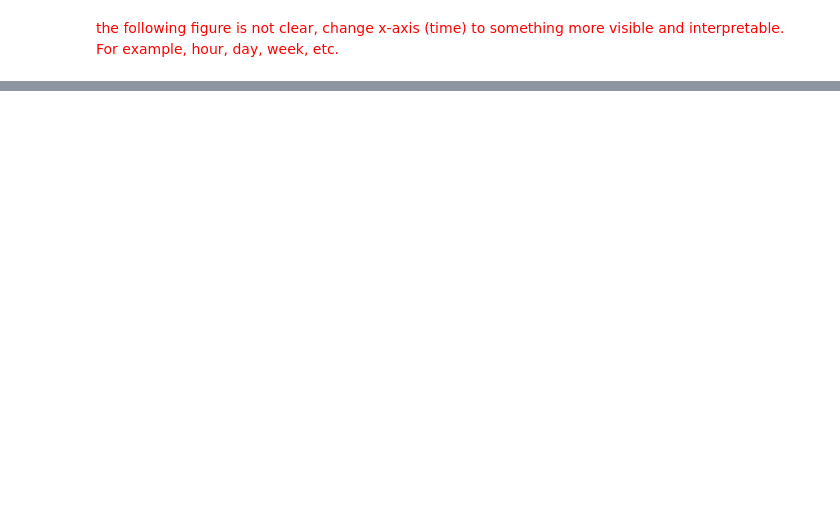
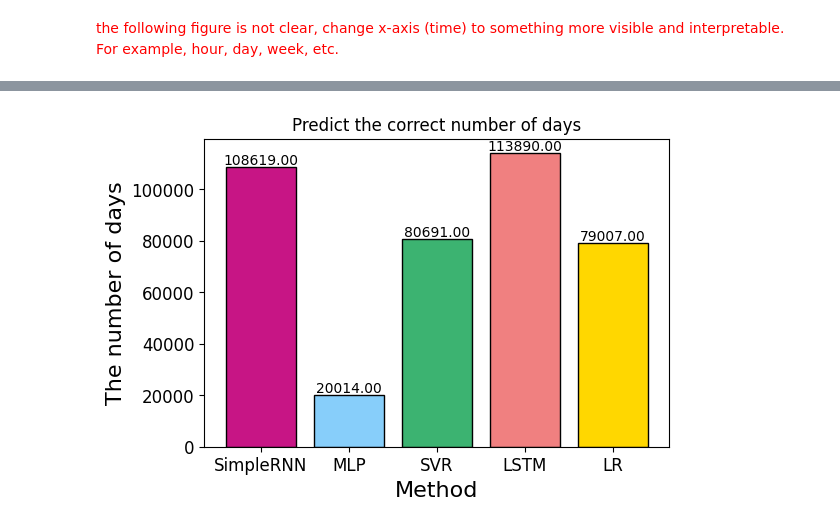
Before and after one commit to Dr-Isam-ALJAWARNEH/ds-project-lstm-forecasting, a Jupyter notebook: code/Project01_LSTM.ipynb, the cells around one changed output, grey strips where cells are left out. Cells and saved outputs as stored; diff of their text form; code cells hidden in the pictures; blank space fills up the shorter version.

Commit message:
metric evaluation analysis
Created several graphs displaying various metrics achieved from each model such as: MSE, MAE, Error Rate etc.

```diff
--- a/code/Project01_LSTM.ipynb
+++ b/code/Project01_LSTM.ipynb
@@ -1326,3 +1326,32 @@ and the following
 <font color='red'> the following figure is not clear, change x-axis (time) to something more visible and interpretable. For example, hour, day, week, etc.</font>
 # %% [markdown]
 ![image.png](embedded-picture-1)
+# %%
+import matplotlib.pyplot as plt
+import numpy as np
+
+x = ['SimpleRNN','MLP', 'SVR', 'LSTM', 'LR']
+y = [total_correct_predictions_SimpleRNN, total_correct_predictions_MLP, total_correct_predictions_SVR, total_correct_predictions_LSTM, total_correct_predictions_lr]
+
+width = 0.2
+colors = ['mediumvioletred','lightskyblue', 'mediumseagreen', 'lightcoral', 'gold']
+
+fig, ax = plt.subplots(figsize=(6,4))
+
+bars = plt.bar([1, 2, 3, 4, 5], y, color=colors, edgecolor='black')
+
+plt.xlabel('Method', fontsize=16)
+plt.ylabel('The number of days', fontsize=16)
+plt.xticks([1, 2, 3, 4, 5], x, fontsize=12)
+plt.yticks(fontsize=12)
+plt.title("Predict the correct number of days")
+
+
+for i, bar in enumerate(bars):
+    bar.set_label(x[i])
+    plt.text(bar.get_x() + bar.get_width() / 2, bar.get_height(), f'{y[i]:.2f}', ha='center', va='bottom')
+
+
+plt.show()
+# %% [output]
+[figure, added]
```
Also changed, not shown: parts of 6 cells of this notebook.
